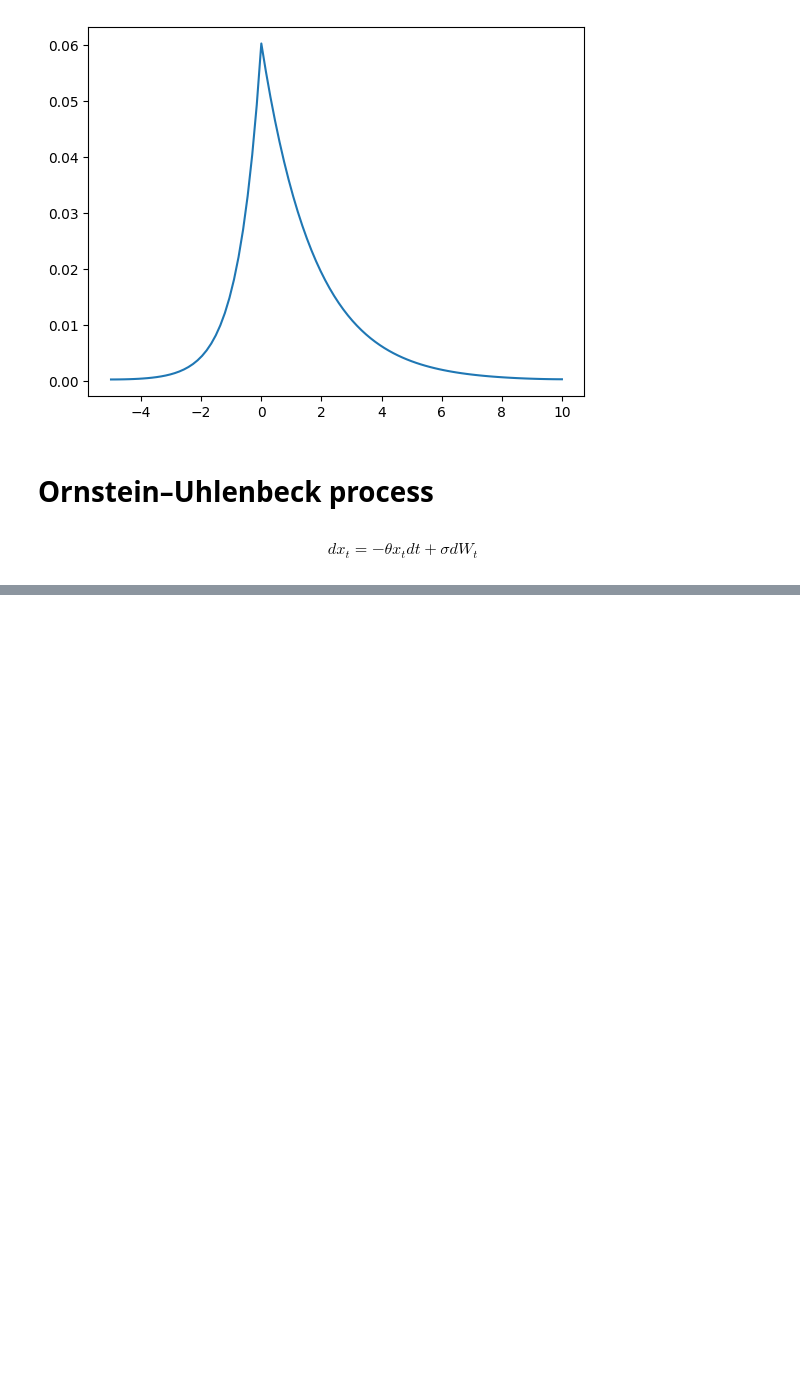
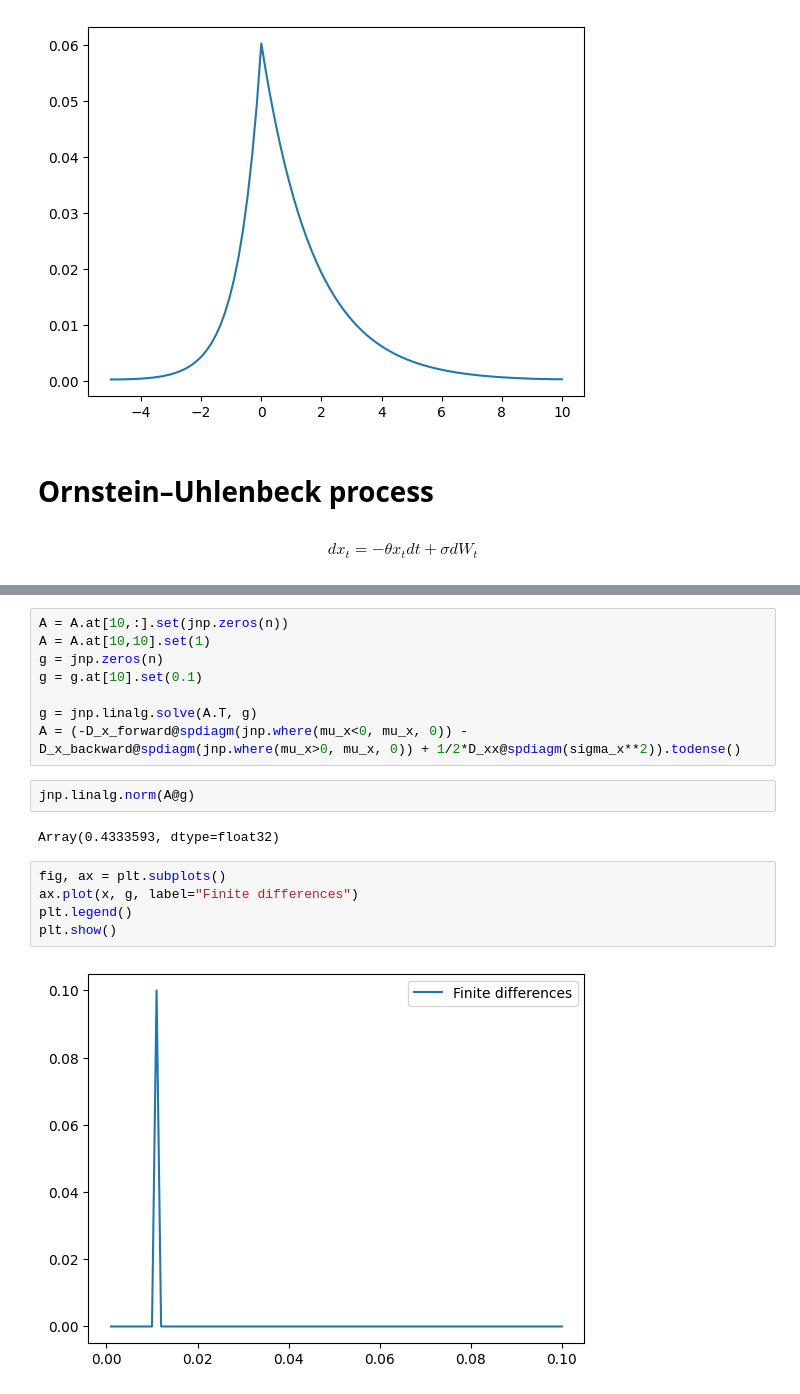
Before and after one commit to marcdelabarrera/pyutils, a Jupyter notebook: notebooks/kfe.ipynb, the cells around one changed output, grey strips where cells are left out. Cells and saved outputs as stored; diff of their text form; blank space fills up the shorter version.

```diff
--- a/notebooks/kfe.ipynb
+++ b/notebooks/kfe.ipynb
@@ -53,0 +114,19 @@ plt.show()
+# %%
+A = A.at[10,:].set(jnp.zeros(n))
+A = A.at[10,10].set(1)
+g = jnp.zeros(n)
+g = g.at[10].set(0.1)
+
+g = jnp.linalg.solve(A.T, g)
+A = (-D_x_forward@spdiagm(jnp.where(mu_x<0, mu_x, 0)) - D_x_backward@spdiagm(jnp.where(mu_x>0, mu_x, 0)) + 1/2*D_xx@spdiagm(sigma_x**2)).todense()
+# %%
+jnp.linalg.norm(A@g)
+# %% [output]
+Array(0.4333593, dtype=float32)
+# %%
+fig, ax = plt.subplots()
+ax.plot(x, g, label="Finite differences")
+plt.legend()
+plt.show()
+# %% [output]
+[figure, added]
```
Also changed, not shown: parts of 5 cells of this notebook, 1 other file.
